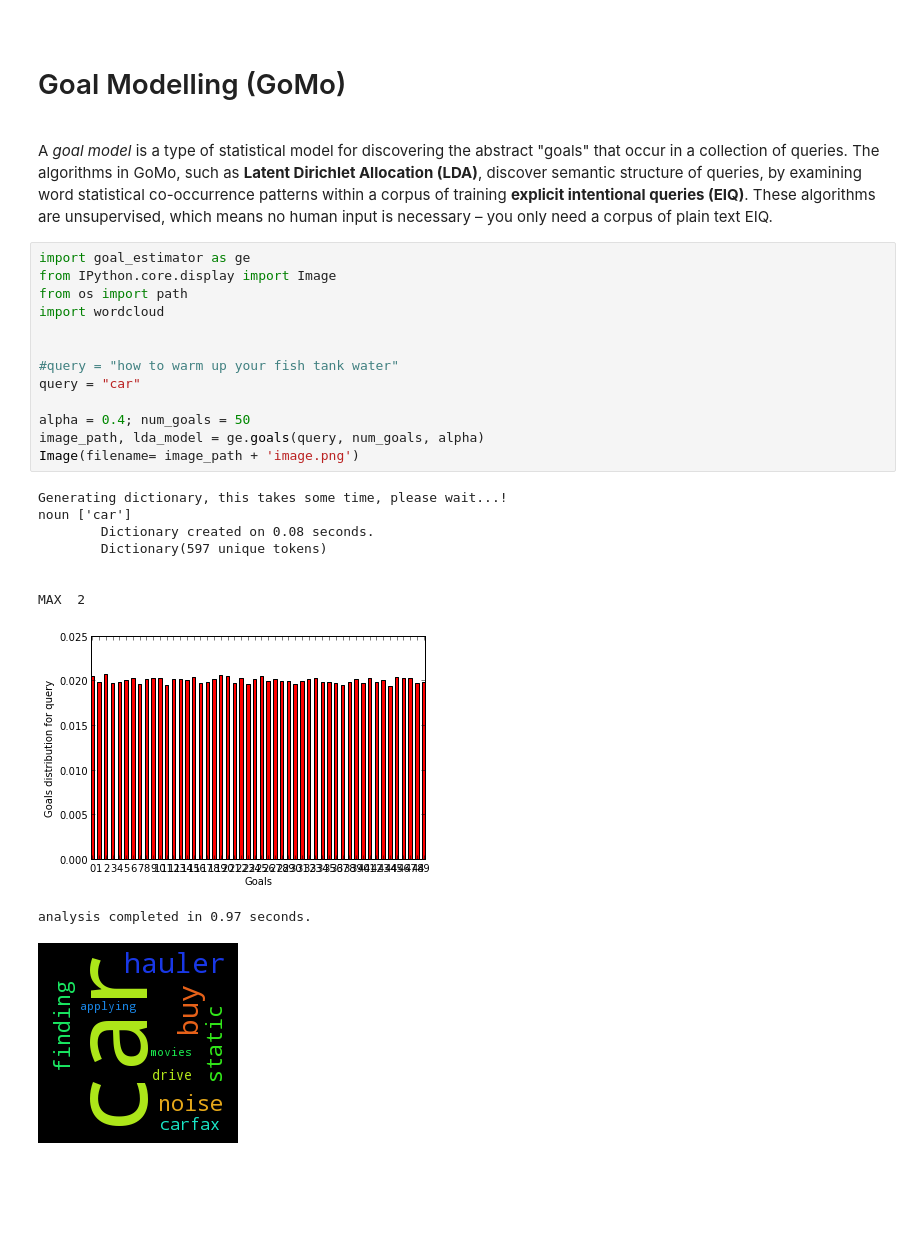
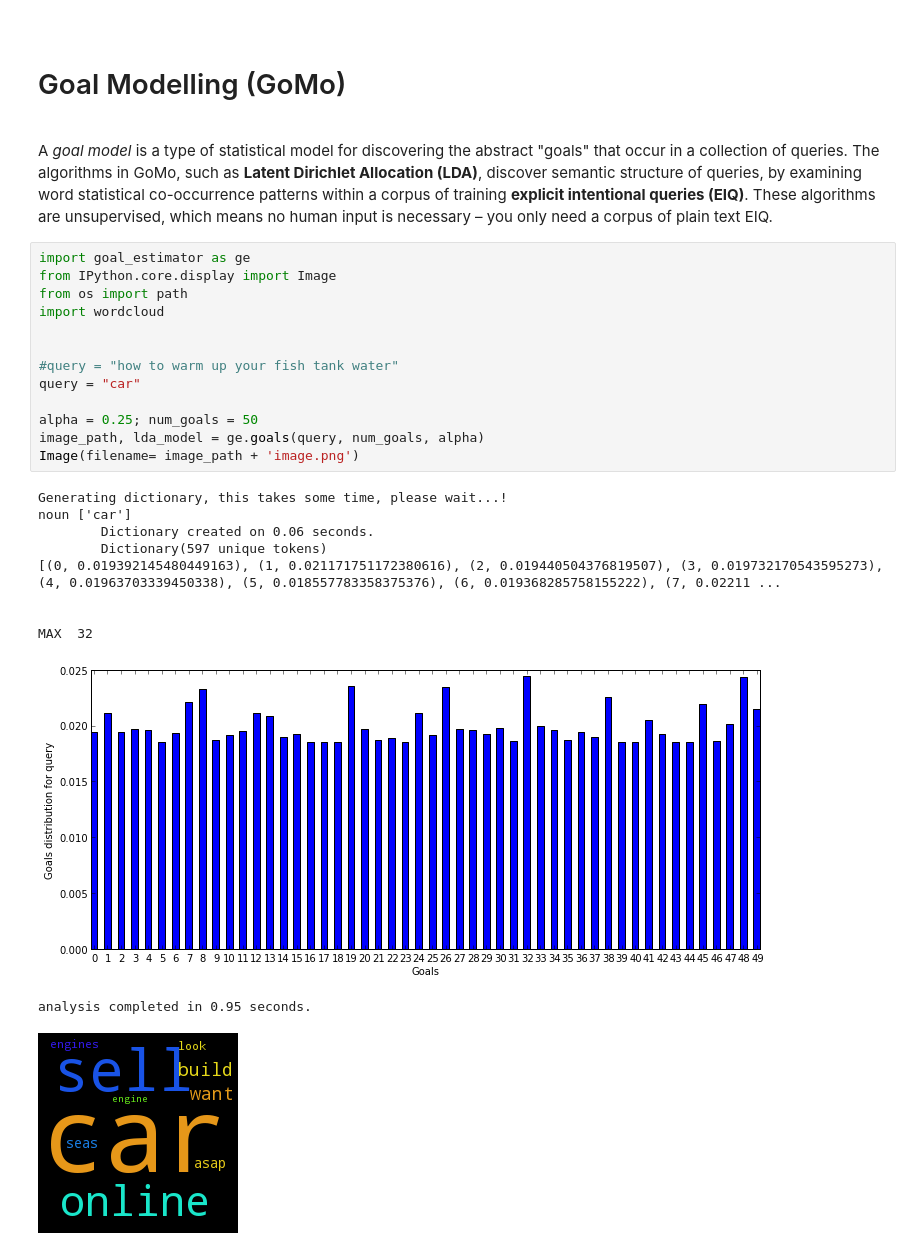
Before and after one commit to ljsou/QueryAnalyzer, a Jupyter notebook: UserQuery/Goals-QueryAnalizer.ipynb, the cells around one changed output. Saved outputs shown, nothing was run; the diff lists cells and outputs as text; blank space fills up the shorter version.

```diff
--- a/UserQuery/Goals-QueryAnalizer.ipynb
+++ b/UserQuery/Goals-QueryAnalizer.ipynb
@@ -6,24 +6,25 @@ A <i>goal model</i> is a type of statistical model for discovering the abstract
 # %%
 import goal_estimator as ge
 from IPython.core.display import Image
 from os import path
 import wordcloud
 
 
 #query = "how to warm up your fish tank water"
 query = "car"
 
-alpha = 0.4; num_goals = 50
+alpha = 0.25; num_goals = 50
 image_path, lda_model = ge.goals(query, num_goals, alpha)
 Image(filename= image_path + 'image.png')
 # %% [output]
 Generating dictionary, this takes some time, please wait...!
 noun ['car']
-        Dictionary created on 0.08 seconds.
+        Dictionary created on 0.06 seconds.
         Dictionary(597 unique tokens)
+[(0, 0.019392145480449163), (1, 0.021171751172380616), (2, 0.019440504376819507), (3, 0.019732170543595273), (4, 0.01963703339450338), (5, 0.018557783358375376), (6, 0.019368285758155222), (7, 0.02211 ...
 
 
-MAX  2
+MAX  32
-[figure, old version]
+[figure, new version]
-analysis completed in 0.97 seconds.
+analysis completed in 0.95 seconds.
-[figure, old version]
+[figure, new version]
```
Also changed, not shown: parts of 4 cells of this notebook, 23 other files.
